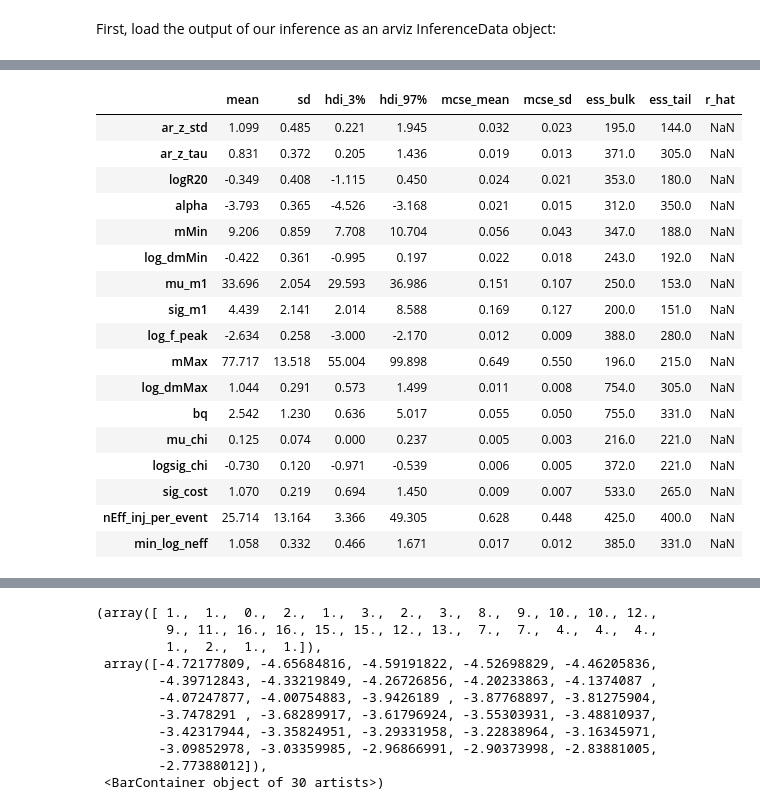
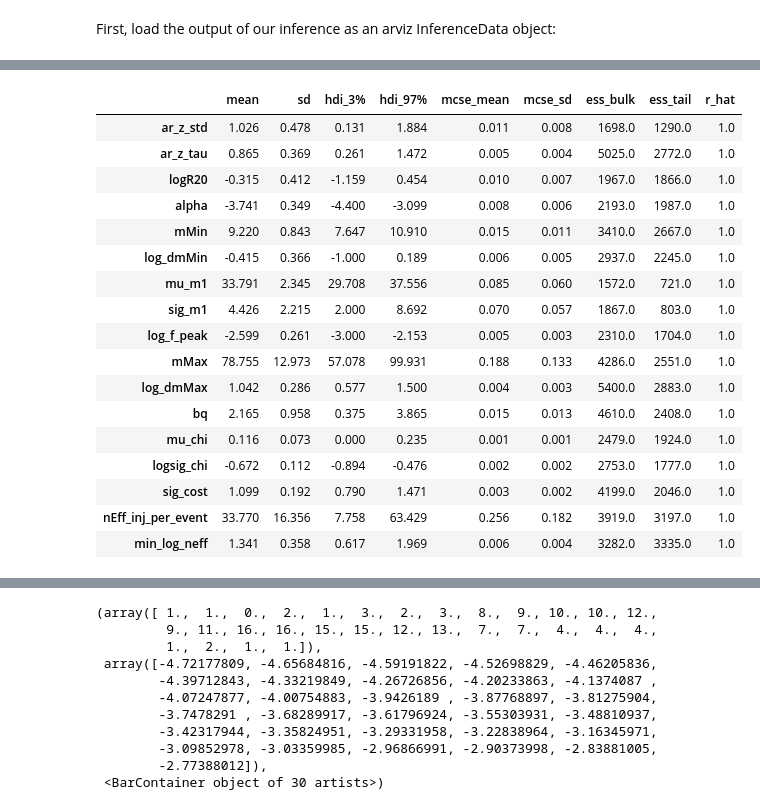
Before and after one commit to tcallister/autoregressive-bbh-inference, a Jupyter notebook: data/inspect_ar_z.ipynb, the cells around one changed output, grey strips where cells are left out. Cells and saved outputs as stored; diff of their text form; code cells hidden in the pictures.

```diff
--- a/data/inspect_ar_z.ipynb
+++ b/data/inspect_ar_z.ipynb
@@ -9,8 +9,8 @@ az.rcParams["plot.max_subplots"] = 80
 # %% [markdown]
 First, load the output of our inference as an arviz InferenceData object:
 # %%
-data = az.from_netcdf("ar_z_tmp.cdf")
-#data = az.from_netcdf("/mnt/ceph/users/tcallister/autoregressive-bbh-inference-data/ar_z_tauMax_2_relaxed.cdf")
+#data = az.from_netcdf("ar_z_tmp.cdf")
+data = az.from_netcdf("/mnt/ceph/users/tcallister/autoregressive-bbh-inference-data/ar_z.cdf")
 az.summary(data,["ar_z_std",
                  "ar_z_tau",
                  "logR20",
@@ -33,21 +32,21 @@ arviz - WARNING - Shape validation failed: input_shape: (1, 500), minimum_shape:
 |  | mean | sd | hdi_3% | hdi_97% | mcse_mean | mcse_sd | ess_bulk | ess_tail | r_hat |
-| ar_z_std | 1.099 | 0.485 | 0.221 | 1.945 | 0.032 | 0.023 | 195.0 | 144.0 | NaN |
-| ar_z_tau | 0.831 | 0.372 | 0.205 | 1.436 | 0.019 | 0.013 | 371.0 | 305.0 | NaN |
-| logR20 | -0.349 | 0.408 | -1.115 | 0.450 | 0.024 | 0.021 | 353.0 | 180.0 | NaN |
-| alpha | -3.793 | 0.365 | -4.526 | -3.168 | 0.021 | 0.015 | 312.0 | 350.0 | NaN |
-| mMin | 9.206 | 0.859 | 7.708 | 10.704 | 0.056 | 0.043 | 347.0 | 188.0 | NaN |
-| log_dmMin | -0.422 | 0.361 | -0.995 | 0.197 | 0.022 | 0.018 | 243.0 | 192.0 | NaN |
-| mu_m1 | 33.696 | 2.054 | 29.593 | 36.986 | 0.151 | 0.107 | 250.0 | 153.0 | NaN |
-| sig_m1 | 4.439 | 2.141 | 2.014 | 8.588 | 0.169 | 0.127 | 200.0 | 151.0 | NaN |
-| log_f_peak | -2.634 | 0.258 | -3.000 | -2.170 | 0.012 | 0.009 | 388.0 | 280.0 | NaN |
-| mMax | 77.717 | 13.518 | 55.004 | 99.898 | 0.649 | 0.550 | 196.0 | 215.0 | NaN |
-| log_dmMax | 1.044 | 0.291 | 0.573 | 1.499 | 0.011 | 0.008 | 754.0 | 305.0 | NaN |
-| bq | 2.542 | 1.230 | 0.636 | 5.017 | 0.055 | 0.050 | 755.0 | 331.0 | NaN |
-| mu_chi | 0.125 | 0.074 | 0.000 | 0.237 | 0.005 | 0.003 | 216.0 | 221.0 | NaN |
-| logsig_chi | -0.730 | 0.120 | -0.971 | -0.539 | 0.006 | 0.005 | 372.0 | 221.0 | NaN |
-| sig_cost | 1.070 | 0.219 | 0.694 | 1.450 | 0.009 | 0.007 | 533.0 | 265.0 | NaN |
-| nEff_inj_per_event | 25.714 | 13.164 | 3.366 | 49.305 | 0.628 | 0.448 | 425.0 | 400.0 | NaN |
-| min_log_neff | 1.058 | 0.332 | 0.466 | 1.671 | 0.017 | 0.012 | 385.0 | 331.0 | NaN |
+| ar_z_std | 1.026 | 0.478 | 0.131 | 1.884 | 0.011 | 0.008 | 1698.0 | 1290.0 | 1.0 |
+| ar_z_tau | 0.865 | 0.369 | 0.261 | 1.472 | 0.005 | 0.004 | 5025.0 | 2772.0 | 1.0 |
+| logR20 | -0.315 | 0.412 | -1.159 | 0.454 | 0.010 | 0.007 | 1967.0 | 1866.0 | 1.0 |
+| alpha | -3.741 | 0.349 | -4.400 | -3.099 | 0.008 | 0.006 | 2193.0 | 1987.0 | 1.0 |
+| mMin | 9.220 | 0.843 | 7.647 | 10.910 | 0.015 | 0.011 | 3410.0 | 2667.0 | 1.0 |
+| log_dmMin | -0.415 | 0.366 | -1.000 | 0.189 | 0.006 | 0.005 | 2937.0 | 2245.0 | 1.0 |
+| mu_m1 | 33.791 | 2.345 | 29.708 | 37.556 | 0.085 | 0.060 | 1572.0 | 721.0 | 1.0 |
+| sig_m1 | 4.426 | 2.215 | 2.000 | 8.692 | 0.070 | 0.057 | 1867.0 | 803.0 | 1.0 |
+| log_f_peak | -2.599 | 0.261 | -3.000 | -2.153 | 0.005 | 0.003 | 2310.0 | 1704.0 | 1.0 |
+| mMax | 78.755 | 12.973 | 57.078 | 99.931 | 0.188 | 0.133 | 4286.0 | 2551.0 | 1.0 |
+| log_dmMax | 1.042 | 0.286 | 0.577 | 1.500 | 0.004 | 0.003 | 5400.0 | 2883.0 | 1.0 |
+| bq | 2.165 | 0.958 | 0.375 | 3.865 | 0.015 | 0.013 | 4610.0 | 2408.0 | 1.0 |
+| mu_chi | 0.116 | 0.073 | 0.000 | 0.235 | 0.001 | 0.001 | 2479.0 | 1924.0 | 1.0 |
+| logsig_chi | -0.672 | 0.112 | -0.894 | -0.476 | 0.002 | 0.002 | 2753.0 | 1777.0 | 1.0 |
+| sig_cost | 1.099 | 0.192 | 0.790 | 1.471 | 0.003 | 0.002 | 4199.0 | 2046.0 | 1.0 |
+| nEff_inj_per_event | 33.770 | 16.356 | 7.758 | 63.429 | 0.256 | 0.182 | 3919.0 | 3197.0 | 1.0 |
+| min_log_neff | 1.341 | 0.358 | 0.617 | 1.969 | 0.006 | 0.004 | 3282.0 | 3335.0 | 1.0 |
 # %%
 az.plot_trace(data,
               ["ar_z_std",
```
Also changed, not shown: parts of 6 cells of this notebook, 2 other files.
